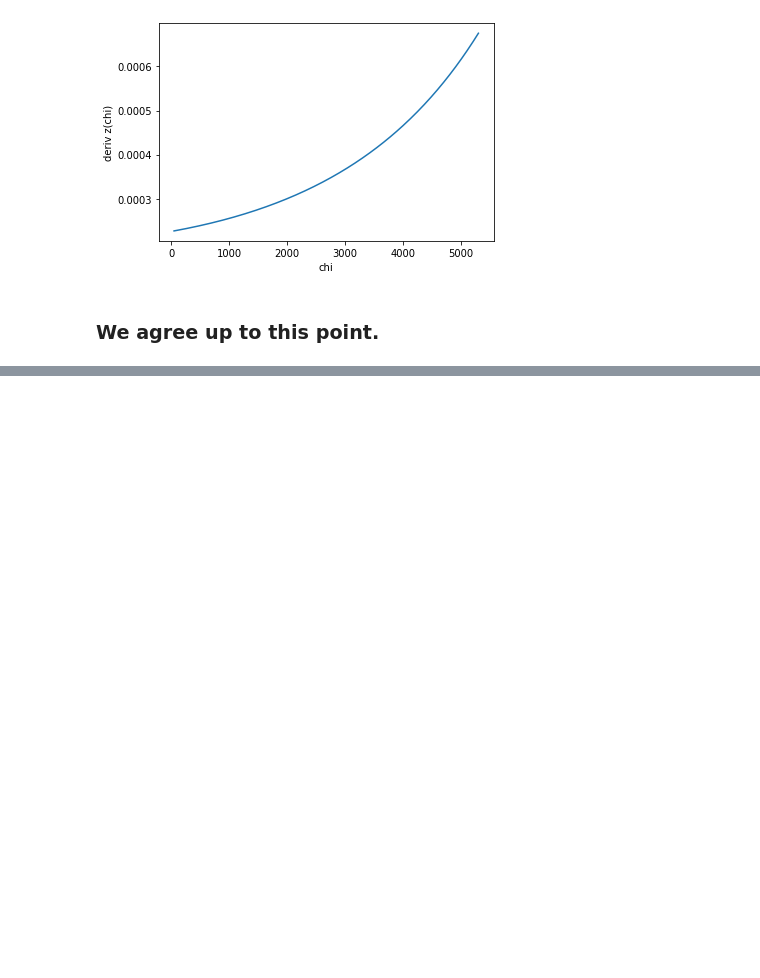
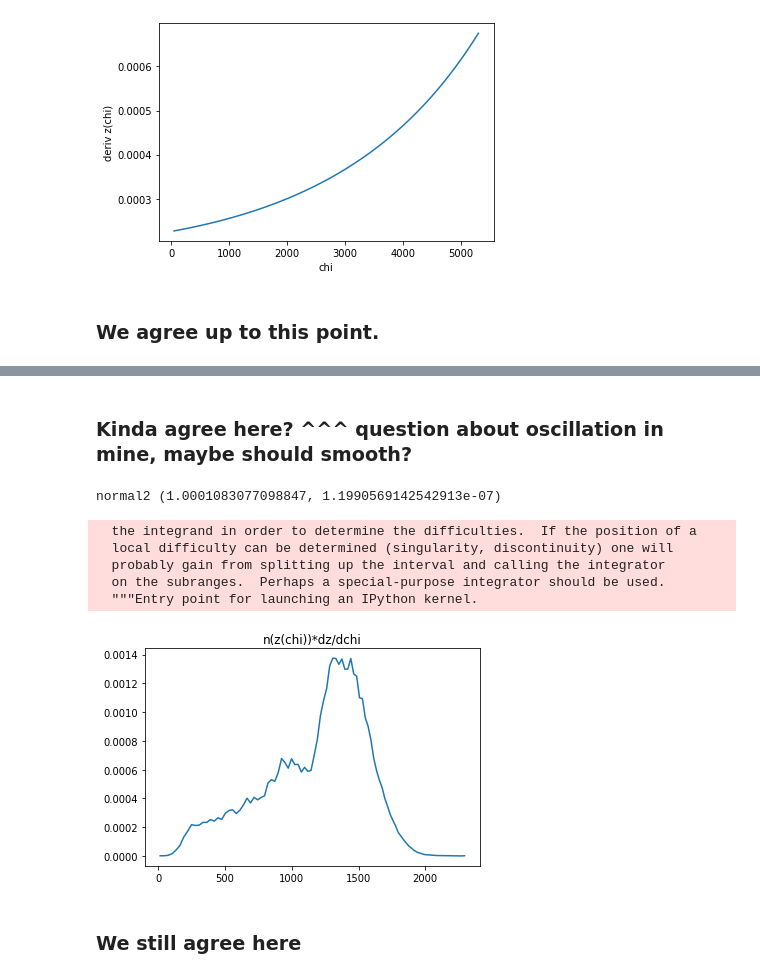
Before and after one commit to MTabbutt/Cosmology, a Jupyter notebook: SNe CrossCorrelations/Ross_notebook_gg_theory_boss_test.ipynb, the cells around one changed output, grey strips where cells are left out. Saved outputs shown, nothing was run; the diff lists cells and outputs as text; code cells hidden in the pictures; blank space fills up the shorter version.

```diff
--- a/SNe CrossCorrelations/Ross_notebook_gg_theory_boss_test.ipynb
+++ b/SNe CrossCorrelations/Ross_notebook_gg_theory_boss_test.ipynb
@@ -85,0 +124,26 @@ plt.show()
+# %% [markdown]
+### Kinda agree here?  ^^^ question about oscillation in mine, maybe should smooth?
+# %%
+normal2=integrate.quad(lambda chi: W2(zchi(chi))*derivative(zchi,chi),chi(0.0),chi(1.0))
+print ('normal2',normal2)
+
+newchiarray=np.zeros(len(zs))
+for p in range(0,len(newchiarray)):
+    newchiarray[p]=chi(zs[p])
+
+w22array=np.zeros(len(zs))
+for jj in range(0,len(w22array)):
+    w22array[jj]=W2(zchi(newchiarray[jj]))*derivative(zchi,newchiarray[jj])
+plt.plot(newchiarray,w22array)
+plt.title('n(z(chi))*dz/dchi')
+plt.show()
+# %% [output]
+normal2 (1.0001083077098847, 1.1990569142542913e-07)
+  the integrand in order to determine the difficulties.  If the position of a
+  local difficulty can be determined (singularity, discontinuity) one will
+  probably gain from splitting up the interval and calling the integrator
+  on the subranges.  Perhaps a special-purpose integrator should be used.
+  """Entry point for launching an IPython kernel.
+[figure, added]
+# %% [markdown]
+### We still agree here
```
Also changed, not shown: parts of 3 cells of this notebook, 1 other file.
